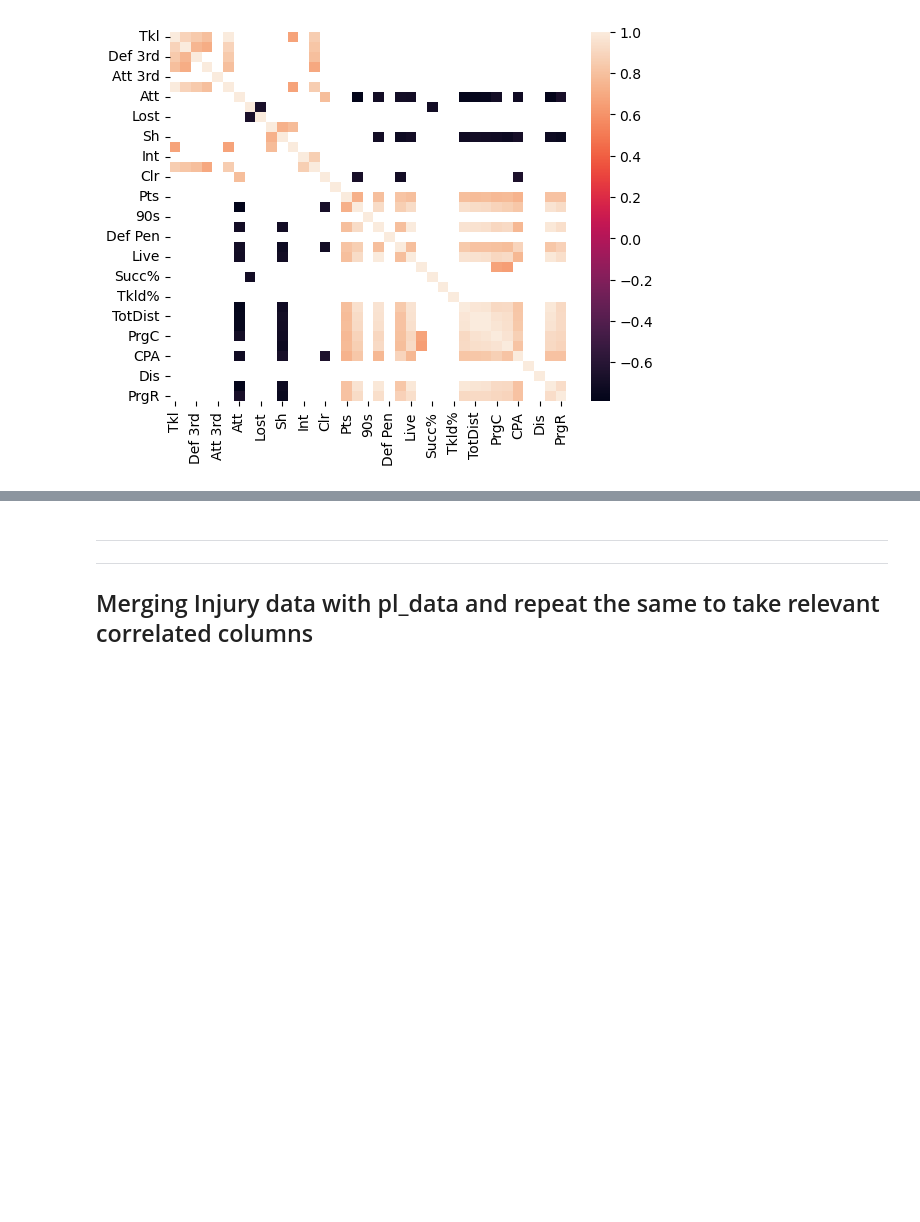
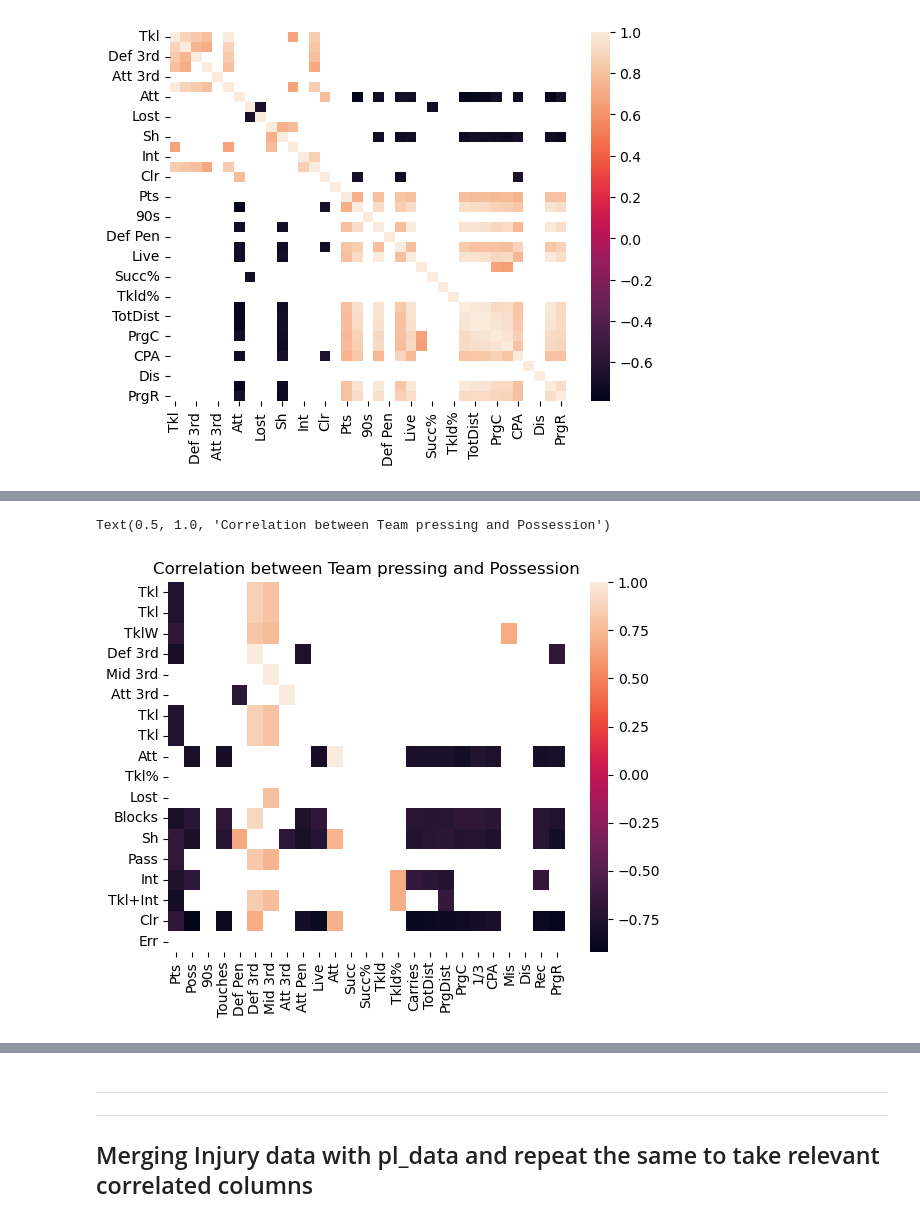
Before and after one commit to Yashuchirag/team_pressing_project, a Jupyter notebook: src/team_pressing.ipynb, the cells around one changed output, grey strips where cells are left out. Drawn from its saved outputs; the diff is of its cells as text; code cells hidden in the pictures; blank space fills up the shorter version.

```diff
--- a/src/team_pressing.ipynb
+++ b/src/team_pressing.ipynb
@@ -169,0 +177,9 @@ sns.heatmap(data_pressing_possession_corr)
+# %%
+plot_data = pd.read_csv("../Data/pl_stats.csv").sort_values(by='Rk', axis=0)
+# %%
+plot_data_possession = plot_data.loc[:,possession_stats]
+plot_data_pressing = plot_data.loc[:,def_pressing_stats]
+
+squad_names=plot_data['Squad']
+
+plot_data_pressing_possession = plot_data_pressing.merge(plot_data_possession).set_index(squad_names)
@@ -169,0 +201,11 @@ sns.heatmap(data_pressing_possession_corr)
+# %%
+plot_data_pressing_possession_corr = plot_data_pressing_possession.corr()
+plot_data_pressing_possession_corr = plot_data_pressing_possession_corr[abs(plot_data_pressing_possession_corr)>0.65]
+
+plot_correlated_features = plot_data_pressing_possession_corr.loc[def_pressing_stats,possession_stats]
+# %%
+sns.heatmap(plot_correlated_features)
+plt.title("Correlation between Team pressing and Possession")
+# %% [output]
+Text(0.5, 1.0, 'Correlation between Team pressing and Possession')
+[figure, added]
```
Also changed, not shown: parts of 44 cells of this notebook, 4 other files.
